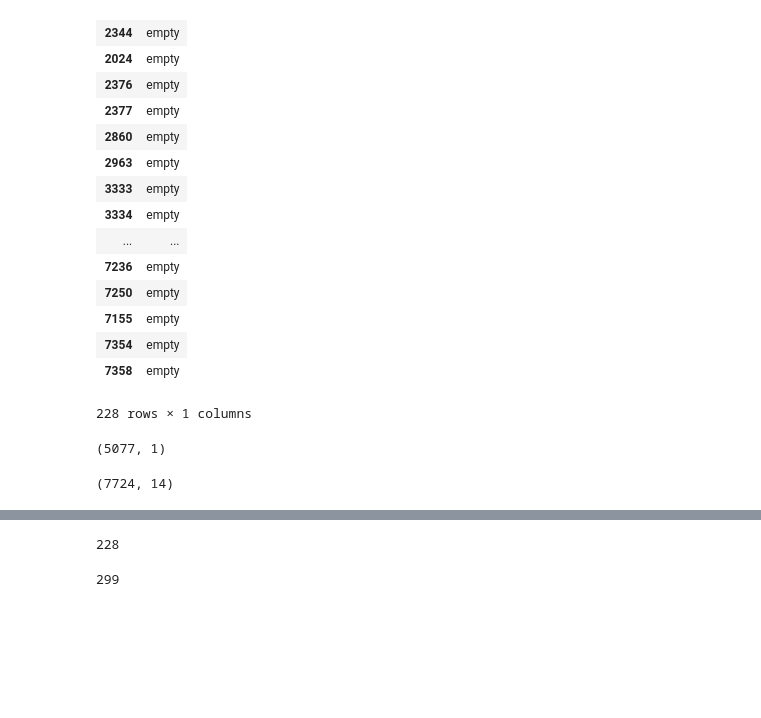
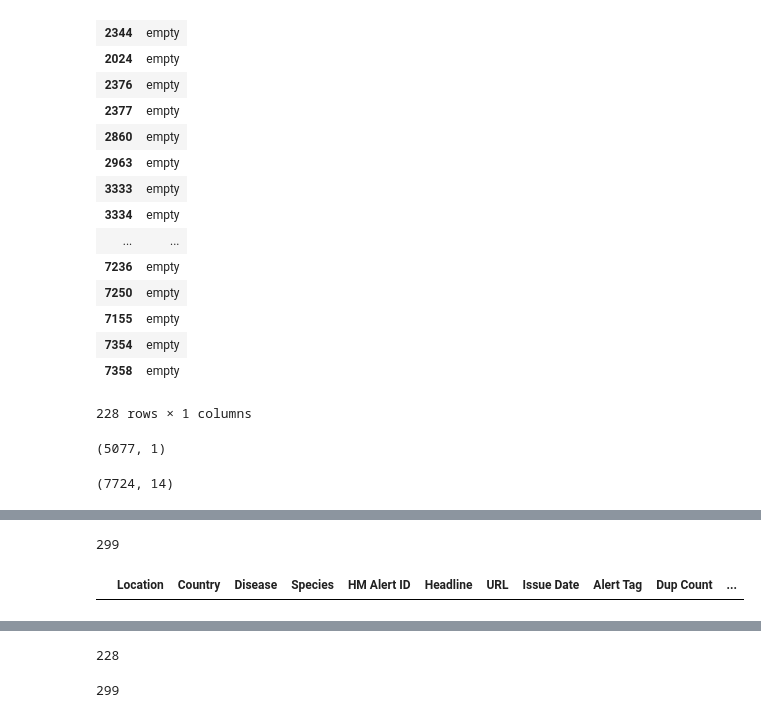
Before and after one commit to CMantell/Capstone---Boil-Order-Classifier, a Jupyter notebook: Combine Soups.ipynb, the cells around one changed output, grey strips where cells are left out. Drawn from its saved outputs; the diff is of its cells as text; code cells hidden in the pictures; blank space fills up the shorter version.

```diff
--- a/Combine Soups.ipynb
+++ b/Combine Soups.ipynb
@@ -105,7 +112,15 @@ merged_df['HTML'].isnull().sum()
 # %%
 merged_df.loc[merged_df['URL'] == 'deleted', 'HTML'] = 'deleted'
+# %%
+merged_df['HTML'].isnull().sum()
+# %% [output]
+299
 # %%
 merged_df['HTML'] = merged_df['HTML'].fillna('request error')
+# %%
+merged_df.loc[(merged_df['HTML'].isnull())]
+# %% [output]
+|  | Location | Country | Disease | Species | HM Alert ID | Headline | URL | Issue Date | Alert Tag | Dup Count | ... |
 # %%
 merged_df.iloc[18, :]
 # %% [output]
```
Also changed, not shown: parts of 31 cells of this notebook.
